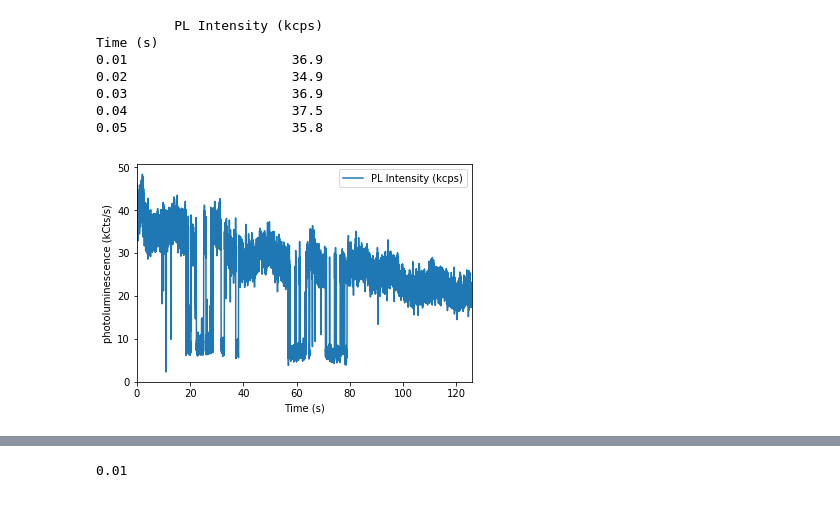
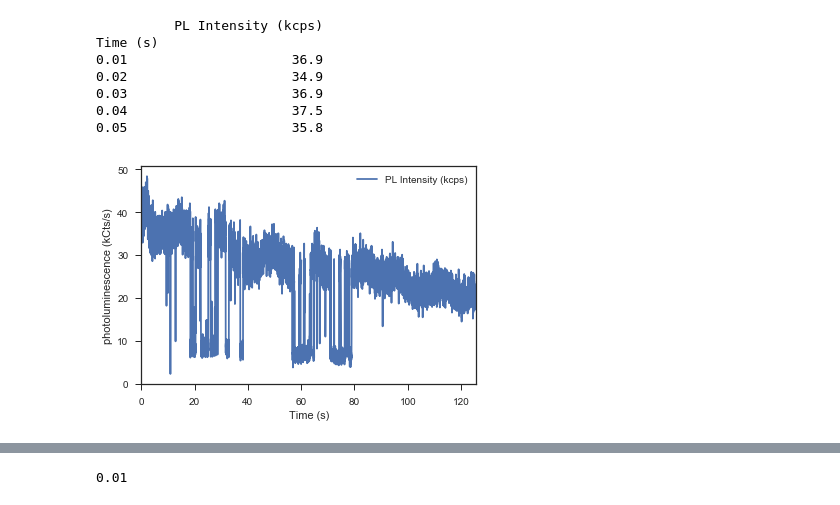
Before and after one commit to vivarose/blinker_analysis, a Jupyter notebook: blinker_analysis_with_exponential_fit.ipynb, the cells around one changed output, grey strips where cells are left out. Cells and saved outputs as stored; diff of their text form; code cells hidden in the pictures.

Commit message:
Plot histogram and fix timesetting
Three changes
1) Using seaborn
2) plotting histogram of PL counts.
3) Corrected how the timesetting is calculated in case the data doesn't
start at time 0.

```diff
--- a/blinker_analysis_with_exponential_fit.ipynb
+++ b/blinker_analysis_with_exponential_fit.ipynb
@@ -11,33 +11,37 @@ Blinker analysis
 import numpy as np
 import matplotlib.pyplot as plt
 import pandas as pd
+import os
+import seaborn as sns
+sns.set(style='ticks')
+sns.set_context('notebook')
 
 
 filename = 'GoodBlinker_5-25-2018.txt'
 
 
 tname = 'Time (s)'
 PLname = 'PL Intensity (kcps)'
 
 data = pd.read_csv(filename,
                    skiprows=1,
                    header=None,
                    sep='\t',
                    names=['Time (s)','PL Intensity (kcps)'],
                    usecols=[0,1])
 
 data = data.set_index(tname)
 print(data.head())
 
 data.plot()
 plt.ylabel('photoluminescence (kCts/s)')
 plt.show()
 # %% [output]
           PL Intensity (kcps)
 Time (s)
 0.01                     36.9
 0.02                     34.9
 0.03                     36.9
 0.04                     37.5
 0.05                     35.8
-[figure, old version]
+[figure, new version]
```
Also changed, not shown: parts of 13 cells of this notebook.
